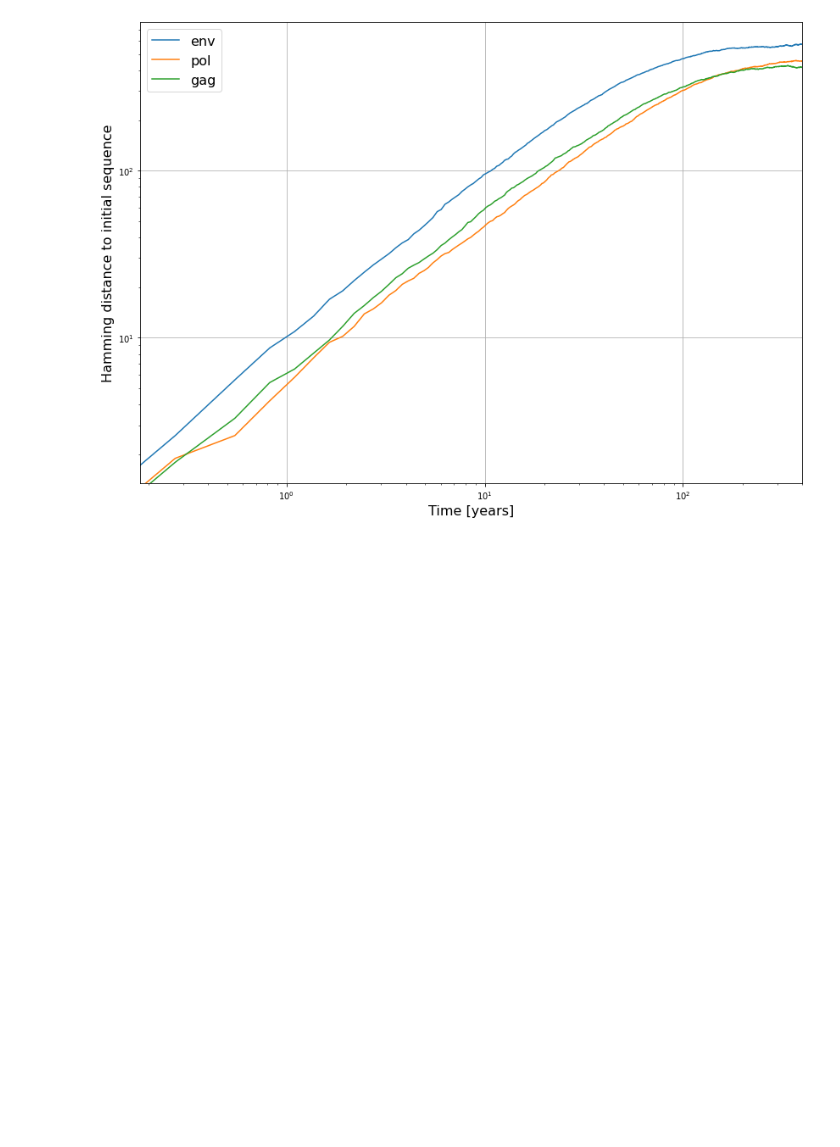
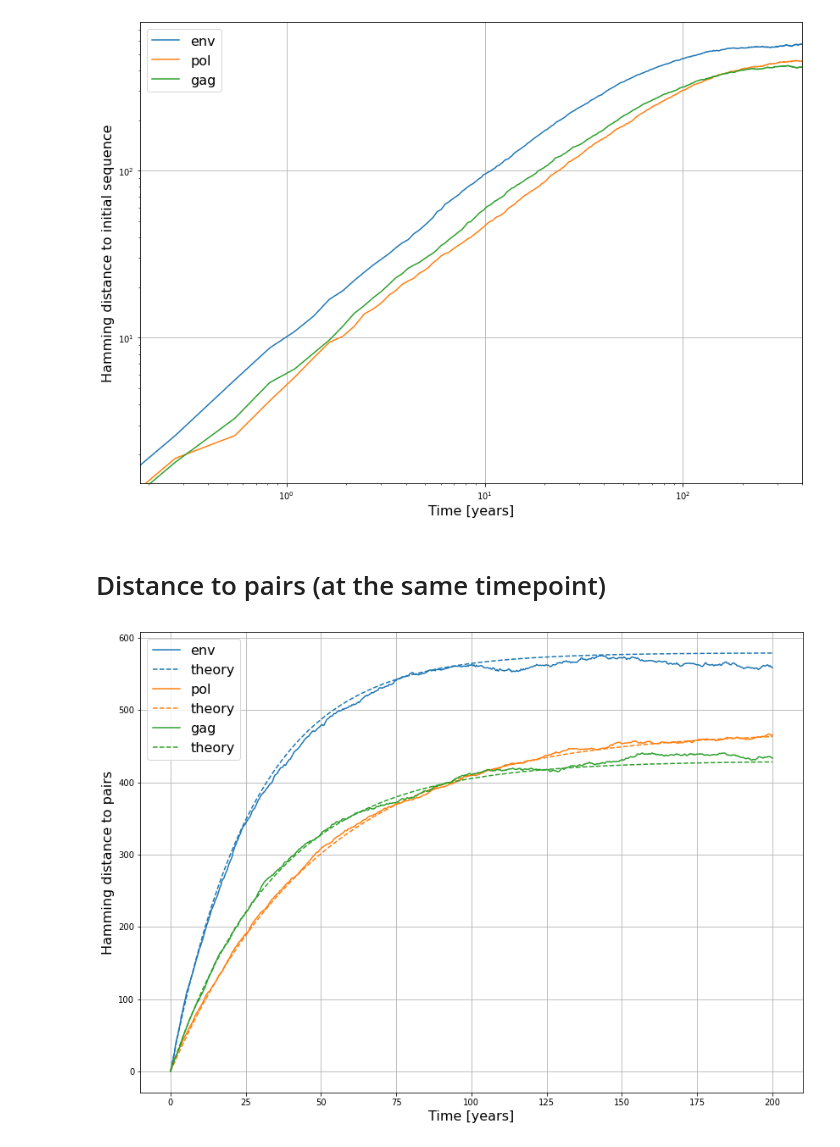
Before and after one commit to neherlab/HIVEVO_recombination, a Jupyter notebook: notebooks/paper_draft/simulation_draft.ipynb, the cells around one changed output. Cells and saved outputs as stored; diff of their text form; code cells hidden in the pictures; blank space fills up the shorter version.

Commit message:
Analytical computation + plot of distance to pairs

```diff
--- a/notebooks/paper_draft/simulation_draft.ipynb
+++ b/notebooks/paper_draft/simulation_draft.ipynb
@@ -87,3 +87,40 @@ plt.show()
 Invalid limit will be ignored.
   plt.xlim([0, 400])
 [figure]
+# %% [markdown]
+# Distance to pairs (at the same timepoint)
+# %%
+nb_simulation = 10
+simulation_time = 73000  # in days
+dt = 10
+time = np.arange(0, simulation_time+1, dt)
+sampling_time = 10 * dt
+sequence_length = 2500
+
+
+plt.figure(figsize=figsize)
+for ii, region in enumerate(regions):
+    rate_rev = evo_rates[region]["rev"]
+    rate_non_rev = evo_rates[region]["non_rev"]
+
+    # True is consensus, False is non consensus
+    x_0 = initialize_fixed_point(sequence_length, rate_rev, rate_non_rev)
+    sequences = run_simulation_group(x_0, simulation_time, dt, rate_rev, rate_non_rev, sampling_time, nb_simulation)
+    distance_pairs = distance_to_pairs(sequences)
+    mean_distance_pairs = np.mean(distance_pairs, axis=-1)
+
+    x = time[::10] / 365
+    saturation = 2 * rate_rev * rate_non_rev * len(x_0) / (rate_rev + rate_non_rev)**2
+    tau = 1 / (2*(rate_rev + rate_non_rev))
+    theory = saturation * (1 - np.exp(-time / tau))
+
+    plt.plot(x, mean_distance_pairs, label=f"{region}", color=colors[ii])
+    plt.plot(time / 365, theory, '--', color=colors[ii], label="theory")
+
+plt.xlabel("Time [years]", fontsize=fontsize)
+plt.ylabel("Hamming distance to pairs", fontsize=fontsize)
+plt.legend(fontsize=fontsize)
+plt.grid()
+plt.show()
+# %% [output]
+[figure, added]
```
